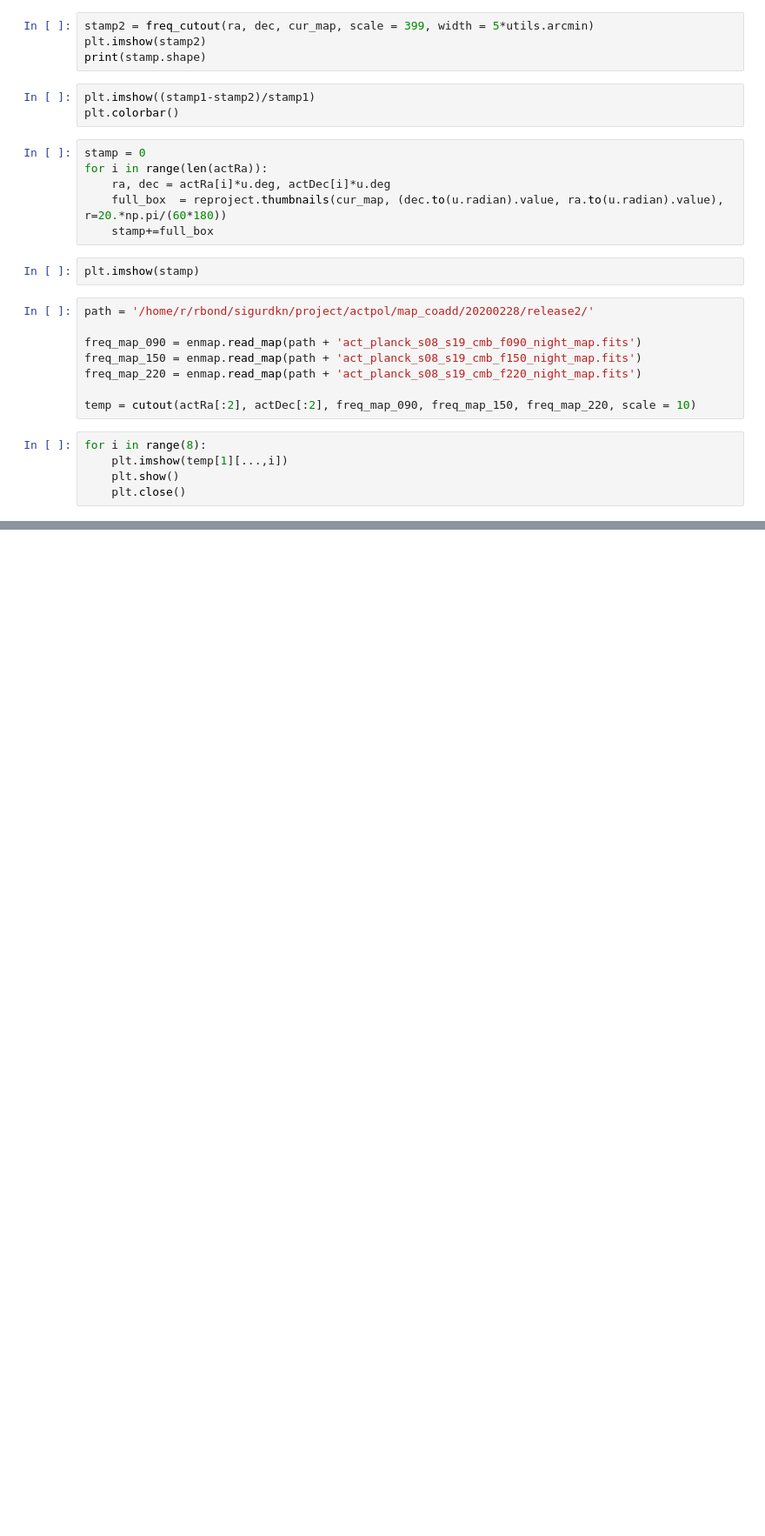
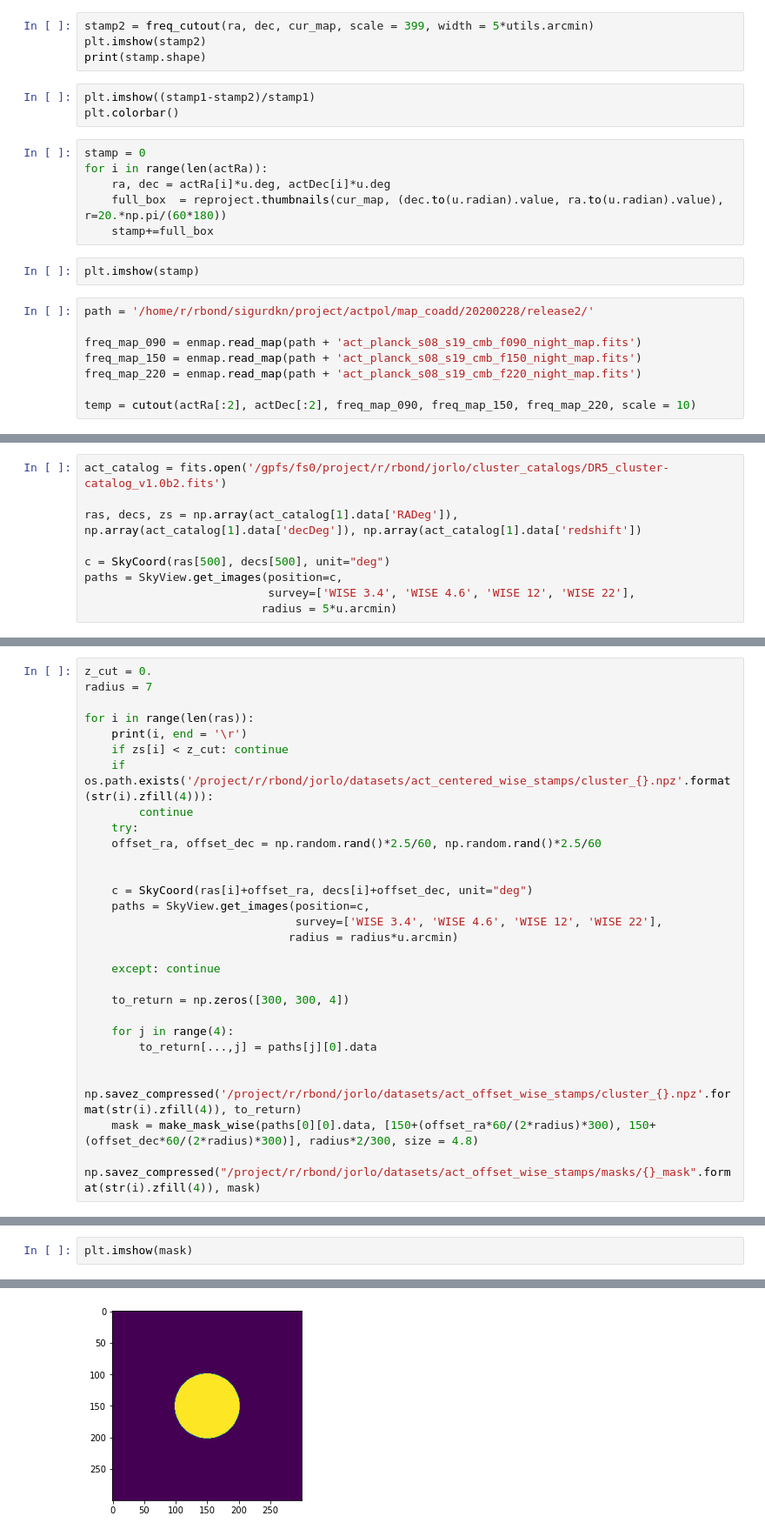
Before and after one commit to Sulla2012/ml-clusters, a Jupyter notebook: stamper_full.ipynb, the cells around one changed output, grey strips where cells are left out. Shown: that part at 87% size. Cells and saved outputs as stored; diff of their text form; blank space fills up the shorter version.

```diff
--- a/stamper_full.ipynb
+++ b/stamper_full.ipynb
@@ -609,8 +677,3 @@ freq_map_150 = enmap.read_map(path + 'act_planck_s08_s19_cmb_f150_night_map.fits
 freq_map_220 = enmap.read_map(path + 'act_planck_s08_s19_cmb_f220_night_map.fits')
 
 temp = cutout(actRa[:2], actDec[:2], freq_map_090, freq_map_150, freq_map_220, scale = 10)
-# %%
-for i in range(8):
-    plt.imshow(temp[1][...,i])
-    plt.show()
-    plt.close()
@@ -620,0 +682,9 @@ temp[1][6]
+# %%
+act_catalog = fits.open('/gpfs/fs0/project/r/rbond/jorlo/cluster_catalogs/DR5_cluster-catalog_v1.0b2.fits')
+
+ras, decs, zs = np.array(act_catalog[1].data['RADeg']), np.array(act_catalog[1].data['decDeg']), np.array(act_catalog[1].data['redshift'])
+
+c = SkyCoord(ras[500], decs[500], unit="deg")
+paths = SkyView.get_images(position=c,
+                           survey=['WISE 3.4', 'WISE 4.6', 'WISE 12', 'WISE 22'],
+                          radius = 5*u.arcmin)
@@ -620,0 +743,28 @@ temp[1][6]
+# %%
+z_cut = 0.
+radius = 7
+
+for i in range(len(ras)):
+    print(i, end = '\r')
+    if zs[i] < z_cut: continue
+    if os.path.exists('/project/r/rbond/jorlo/datasets/act_centered_wise_stamps/cluster_{}.npz'.format(str(i).zfill(4))):
+        continue
+    try:
+    offset_ra, offset_dec = np.random.rand()*2.5/60, np.random.rand()*2.5/60
+
+
+    c = SkyCoord(ras[i]+offset_ra, decs[i]+offset_dec, unit="deg")
+    paths = SkyView.get_images(position=c,
+                               survey=['WISE 3.4', 'WISE 4.6', 'WISE 12', 'WISE 22'],
+                              radius = radius*u.arcmin)
+
+    except: continue
+
+    to_return = np.zeros([300, 300, 4])
+
+    for j in range(4):
+        to_return[...,j] = paths[j][0].data
+
+    np.savez_compressed('/project/r/rbond/jorlo/datasets/act_offset_wise_stamps/cluster_{}.npz'.format(str(i).zfill(4)), to_return)
+    mask = make_mask_wise(paths[0][0].data, [150+(offset_ra*60/(2*radius)*300), 150+(offset_dec*60/(2*radius)*300)], radius*2/300, size = 4.8)
+    np.savez_compressed("/project/r/rbond/jorlo/datasets/act_offset_wise_stamps/masks/{}_mask".format(str(i).zfill(4)), mask)
@@ -620,0 +773,3 @@ temp[1][6]
+# %%
+plt.imshow(mask)
+# %% [output]
@@ -620,0 +777 @@ temp[1][6]
+[figure, added]
```
Also changed, not shown: parts of 19 cells of this notebook.
